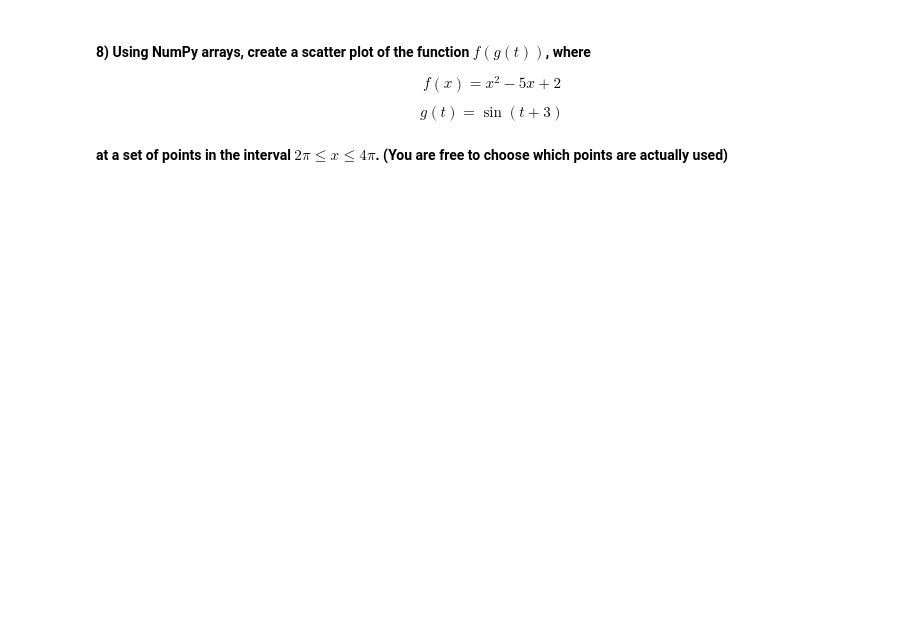
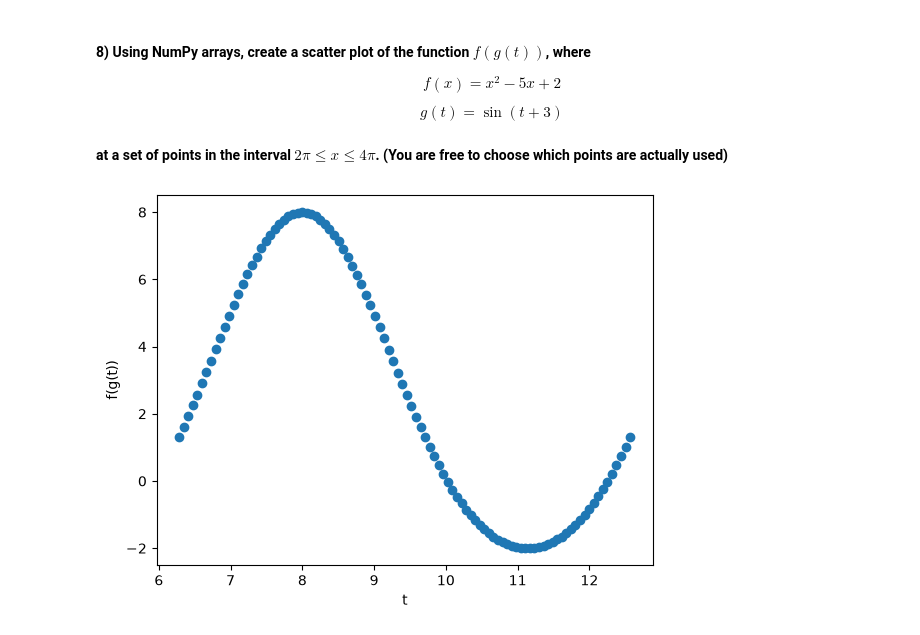
Before and after one commit to astrofs/datasci185fall2026, a Jupyter notebook: Lecture_05_Libraries_and_Specialized_Functions/Lecture5 copy.ipynb, the cells around one changed output. Saved outputs shown, nothing was run; the diff lists cells and outputs as text; code cells hidden in the pictures; blank space fills up the shorter version.

```diff
--- a/Lecture_05_Libraries_and_Specialized_Functions/Lecture5 copy.ipynb
+++ b/Lecture_05_Libraries_and_Specialized_Functions/Lecture5 copy.ipynb
@@ -697,0 +747,14 @@ $$ g(t) = \sin(t + 3) $$
+# %%
+# your code here
+
+t_vals = np.linspace(2*np.pi, 4*np.pi, 100)
+
+g_of_t = np.sin(t_vals + 3)
+f_of_g = g_of_t**2 - 5*g_of_t + 2
+
+plt.scatter(t_vals, f_of_g)
+plt.xlabel("t")
+plt.ylabel("f(g(t))")
+plt.show()
+# %% [output]
+[figure, added]
```
Also changed, not shown: parts of 17 cells of this notebook, 3 other files.
